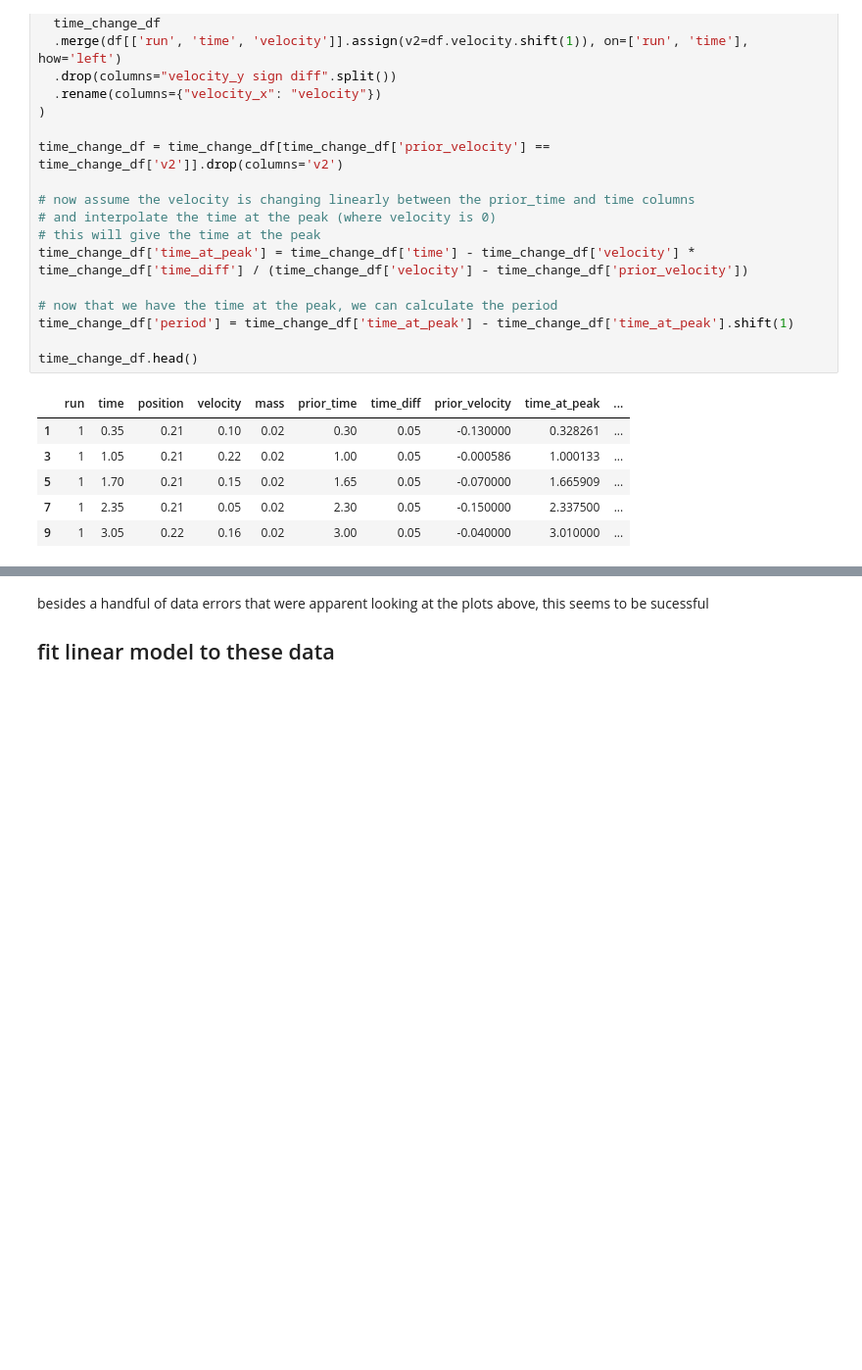
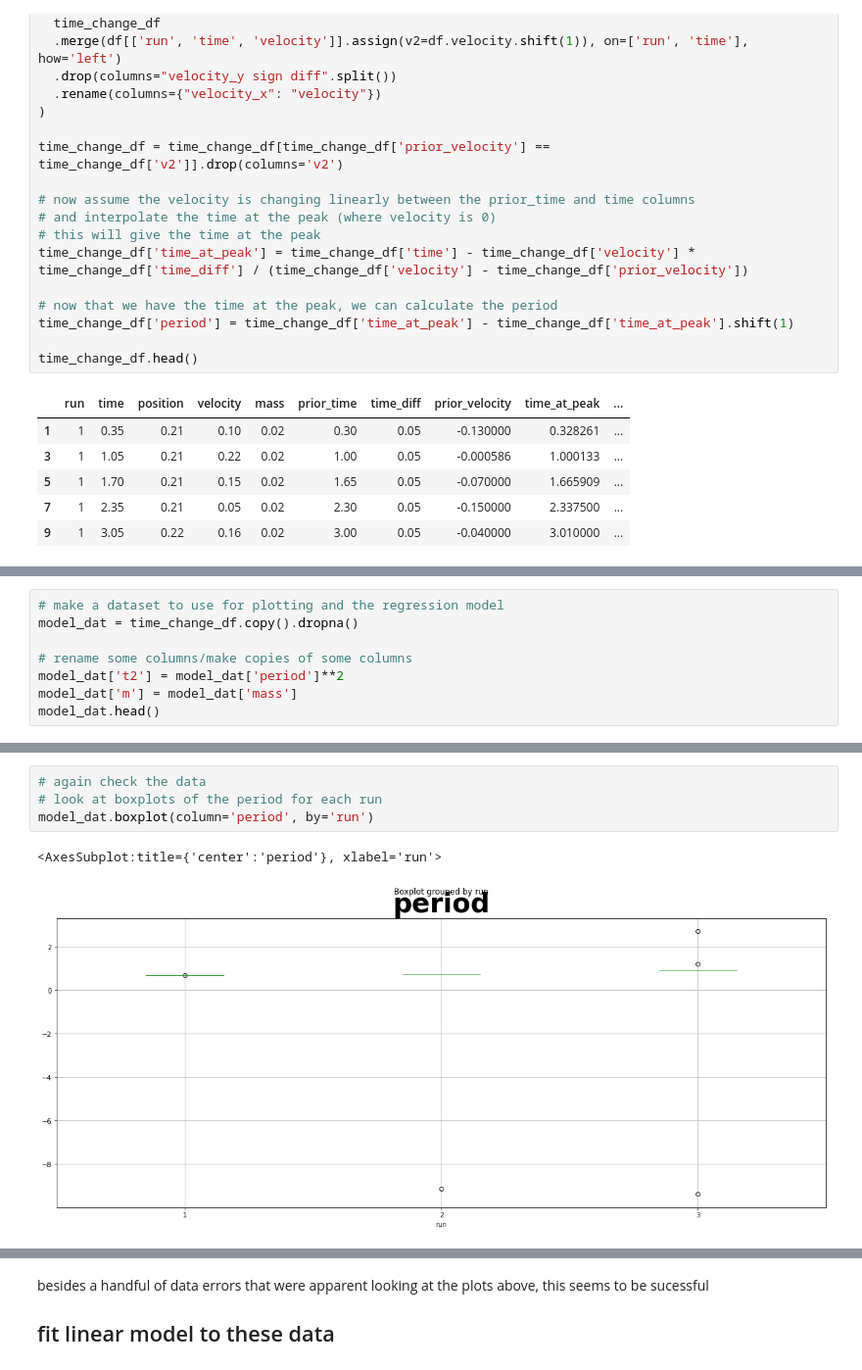
Before and after one commit to aaweaver-actuary/physics, a Jupyter notebook: S02 - Spring 2023/Labs/lab4.ipynb, the cells around one changed output, grey strips where cells are left out. Shown at 98% size. Drawn from its saved outputs; the diff is of its cells as text; blank space fills up the shorter version.

```diff
--- a/S02 - Spring 2023/Labs/lab4.ipynb
+++ b/S02 - Spring 2023/Labs/lab4.ipynb
@@ -199,0 +185,8 @@ plt.show()
+# %%
+# make a dataset to use for plotting and the regression model
+model_dat = time_change_df.copy().dropna()
+
+# rename some columns/make copies of some columns
+model_dat['t2'] = model_dat['period']**2
+model_dat['m'] = model_dat['mass']
+model_dat.head()
@@ -199,0 +200,7 @@ plt.show()
+# %%
+# again check the data
+# look at boxplots of the period for each run
+model_dat.boxplot(column='period', by='run')
+# %% [output]
+<AxesSubplot:title={'center':'period'}, xlabel='run'>
+[figure, added]
```
Also changed, not shown: parts of 20 cells of this notebook.
